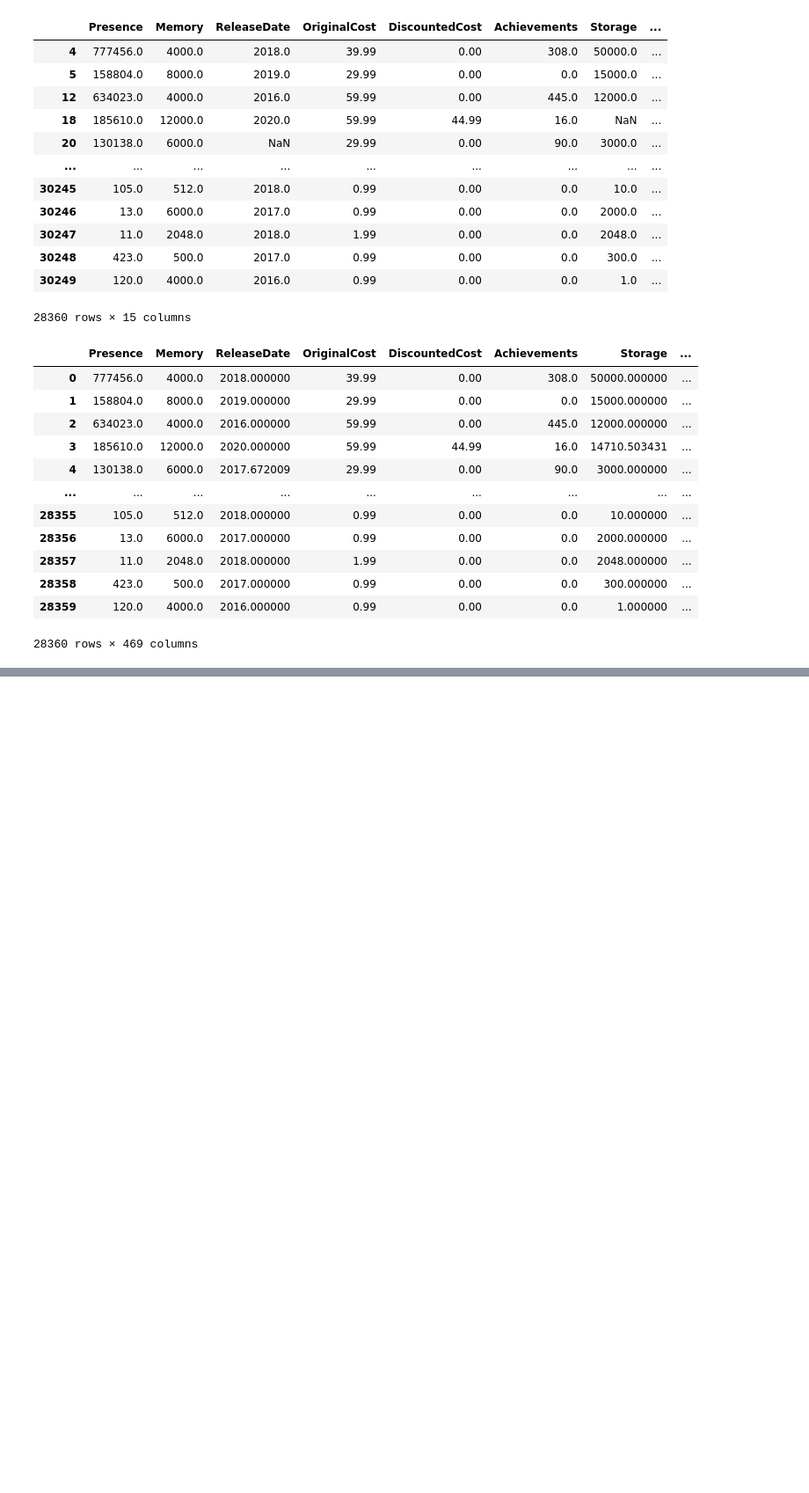
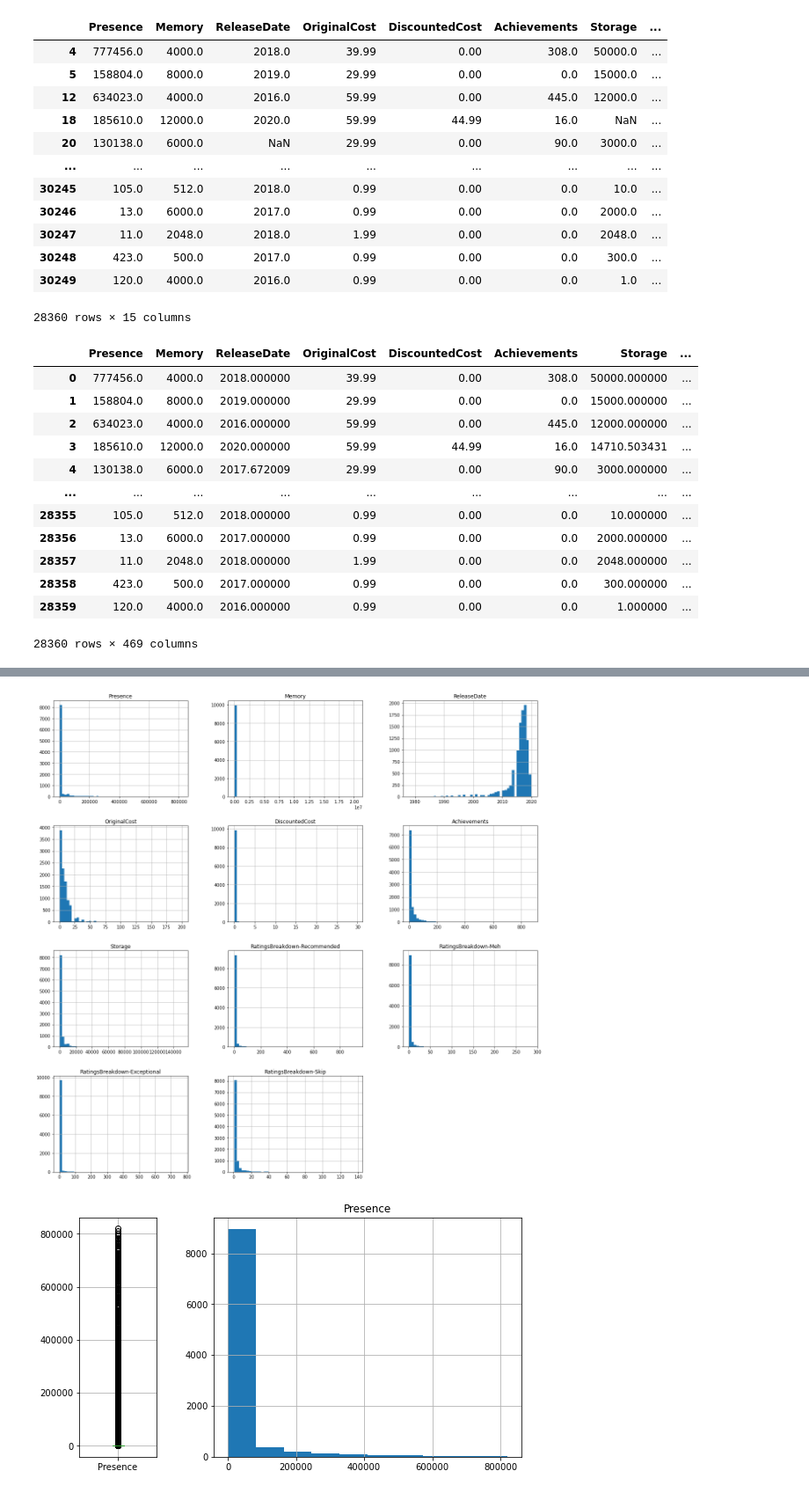
Before and after one commit to Asocsar/MD, a Jupyter notebook: Second_Part/Preprocesing-KNN.ipynb, the cells around one changed output, grey strips where cells are left out. Shown at 88% size. Cells and saved outputs as stored; diff of their text form; code cells hidden in the pictures; blank space fills up the shorter version.

```diff
--- a/Second_Part/Preprocesing-KNN.ipynb
+++ b/Second_Part/Preprocesing-KNN.ipynb
@@ -456,2 +486,6 @@ data['Metacritic'].value_counts()
+# %%
+for col in data.columns:
+    if len(data[col].unique()) == 1:
+        data.drop(col,inplace=True,axis=1)
 # %%
 data.to_csv('games_clean.csv', index=False)
@@ -457,0 +508,27 @@ data.to_csv('games_clean.csv', index=False)
+# %%
+data = data[['Presence',
+'Memory',
+'ReleaseDate',
+'OriginalCost',
+'DiscountedCost',
+'Achievements',
+'Storage',
+'RatingsBreakdown-Recommended',
+'RatingsBreakdown-Meh',
+'RatingsBreakdown-Exceptional',
+'RatingsBreakdown-Skip']]
+
+
+
+hist = data.hist(bins=50, figsize=(20,20))
+box = data.boxplot()
+plt.xticks(rotation='vertical')
+plt.xticks(rotation='horizontal')
+for name in data.columns:
+    fig, axes= plt.subplots(1,2, gridspec_kw={'width_ratios': [1, 4]}, figsize=(9,5))
+    data.boxplot(column=name,ax=axes[0])
+    data.hist(column=name, ax=axes[1])
+plt.show()
+# %% [output]
+[figure, added]
+[figure, added]
```
Also changed, not shown: parts of 10 cells of this notebook, 1 other file.
